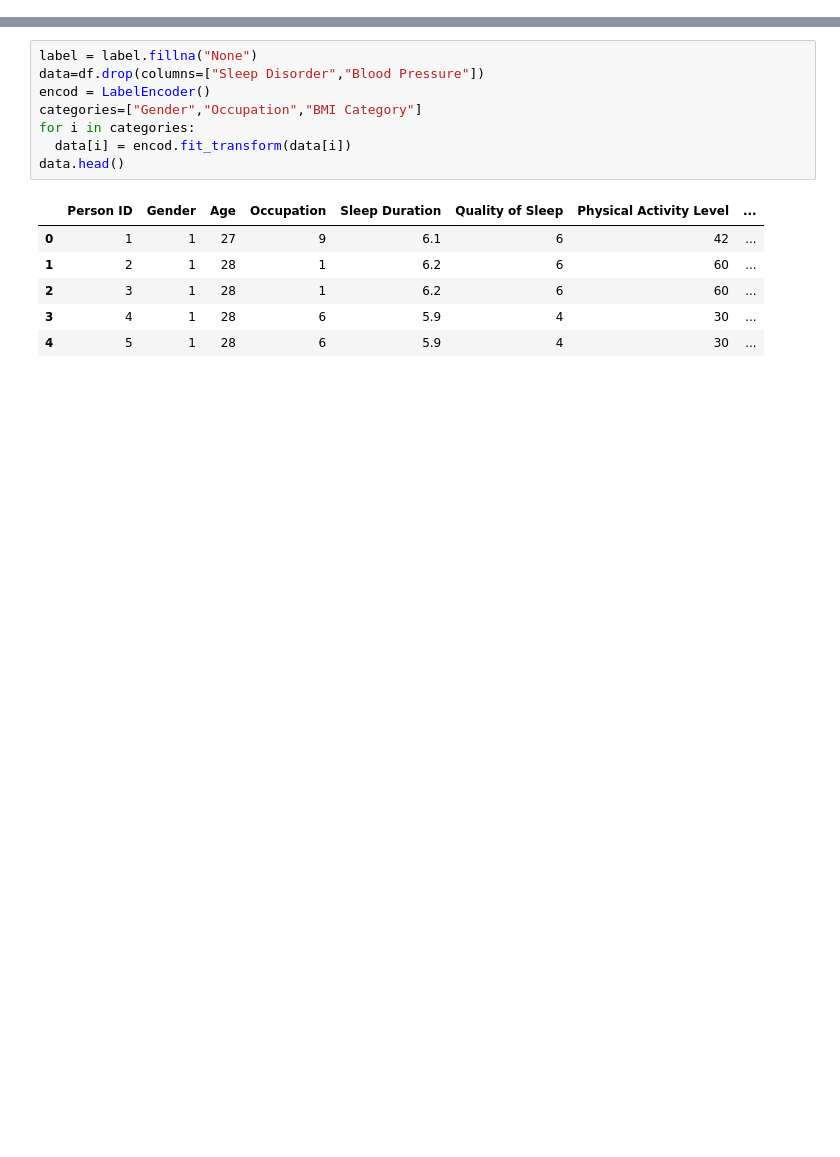
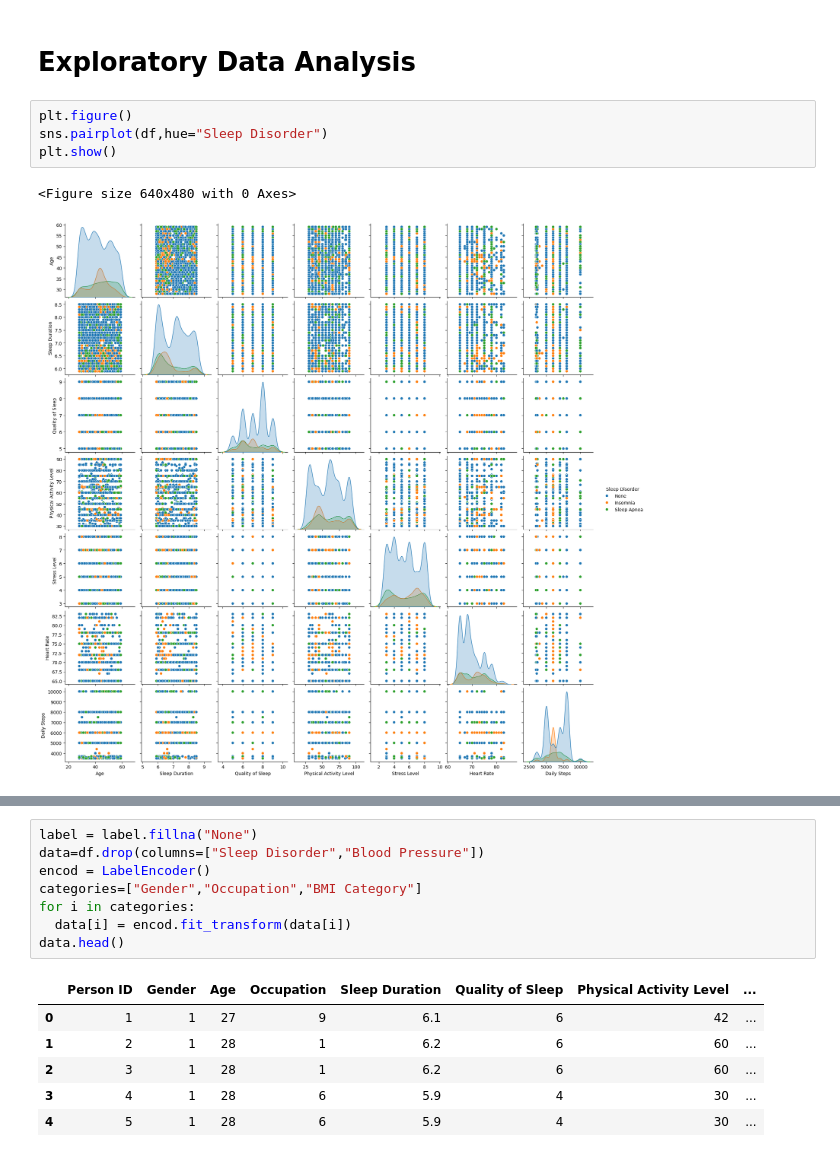
Before and after one commit to VinayakG311/ML_Pro, a Jupyter notebook: Model.ipynb, the cells around one changed output, grey strips where cells are left out. Drawn from its saved outputs; the diff is of its cells as text; blank space fills up the shorter version.

```diff
--- a/Model.ipynb
+++ b/Model.ipynb
@@ -18,0 +23,9 @@ df.head()
+# %% [markdown]
+# **Exploratory Data Analysis**
+# %%
+plt.figure()
+sns.pairplot(df,hue="Sleep Disorder")
+plt.show()
+# %% [output]
+<Figure size 640x480 with 0 Axes>
+[figure, added]
```
Also changed, not shown: parts of 18 cells of this notebook, 1 other file.
